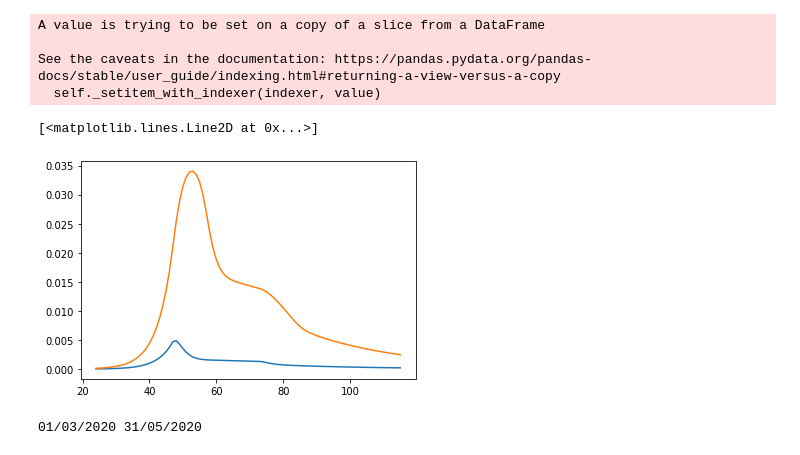
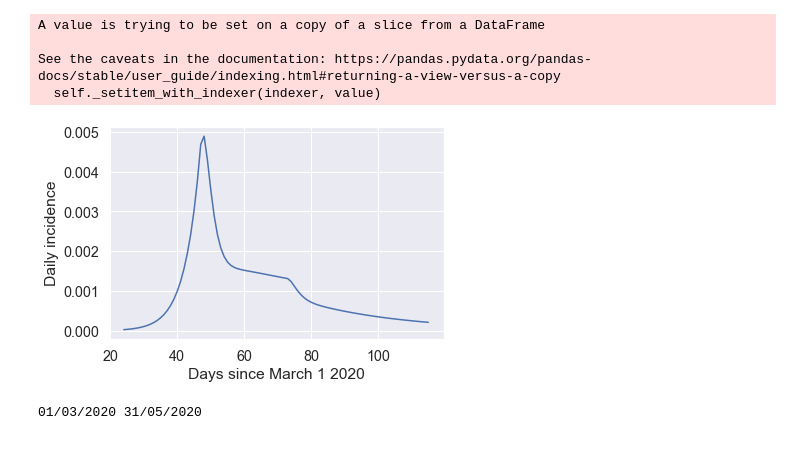
Before and after one commit to CarlWhitfield/Workplace_delivery_transmission, a Jupyter notebook: prev_inc.ipynb, the cells around one changed output. Drawn from its saved outputs; the diff is of its cells as text; code cells hidden in the pictures.

```diff
--- a/prev_inc.ipynb
+++ b/prev_inc.ipynb
@@ -4,6 +4,8 @@ Process prevalence data for input into models
 import numpy as np
 import pandas as pd
 import matplotlib.pyplot as plt
+import seaborn as sns
+sns.set(font_scale=1.3)
 # %%
 df = pd.read_csv('UKPrevalence.csv')
 Nd = len(df["incidence"])
@@ -19,10 +21,12 @@ See the caveats in the documentation: https://pandas.pydata.org/pandas-docs/stab
   self._setitem_with_indexer(indexer, value)
 # %%
 plt.plot(df["incidence"][24:116]/df["UK population"][24:116])
-plt.plot(df["prevalence"][24:116]/df["UK population"][24:116])
+plt.xlabel('Days since March 1 2020')
+plt.ylabel('Daily incidence')
+plt.tight_layout()
+plt.savefig('incidence.png')
 # %% [output]
-[<matplotlib.lines.Line2D at 0x...>]
-[figure, old version]
+[figure, new version]
 # %%
 print(df["Date"][24],df["Date"][115])
 # %% [output]
```
Also changed, not shown: 3 other files.
